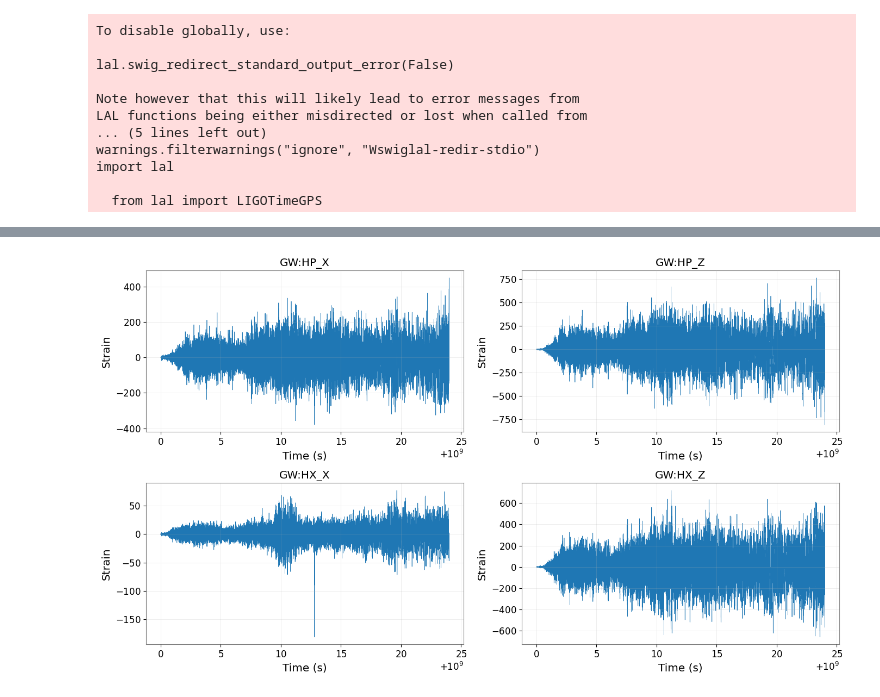
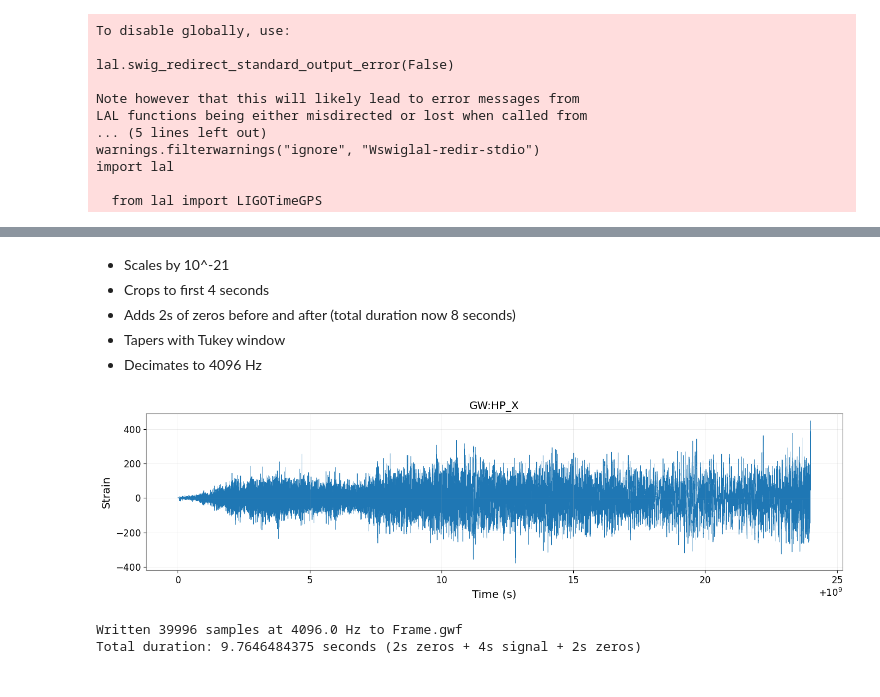
Before and after one commit to chaipattira/gw-collapsar, a Jupyter notebook: preprocess.ipynb, the cells around one changed output, grey strips where cells are left out. Cells and saved outputs as stored; diff of their text form; code cells hidden in the pictures.

Commit message:
scale + taper + decimate

```diff
--- a/preprocess.ipynb
+++ b/preprocess.ipynb
@@ -113,16 +25,65 @@ Data range: [-6.592400e+02, 7.195400e+02]
+# %% [markdown]
+- Scales by 10^-21
+- Crops to first 4 seconds
+- Adds 2s of zeros before and after (total duration now 8 seconds)
+- Tapers with Tukey window
+- Decimates to 4096 Hz
+# %%
+# Load h+ channel
+data_dir = 'h(t)'
+channel_name = 'GW:HP_X'
+timeseries_dict = {}
+t0_gps = 1000000000  # GPS start time (corresponds to Sept 2011)
+
+
+# Load time and strain data
+time_data = np.loadtxt(os.path.join(data_dir, 't.txt'), delimiter=',') # (comma-separated)
+data = np.loadtxt(os.path.join(data_dir, 'hp_x.txt'))
+
+# Calculate sample rate
+dt = time_data[1] - time_data[0]
+sample_rate = 1.0 / dt
+
+ts = TimeSeries(data, sample_rate=sample_rate, t0=t0_gps, name=channel_name, unit='strain')
 # %%
-fig, axes = plt.subplots(2, 2, figsize=(14, 8))
-axes = axes.flatten()
-
-for i, (channel_name, ts) in enumerate(timeseries_dict.items()):
-    ax = axes[i]
-    ax.plot(ts.times.value, ts.value, linewidth=0.5)
-    ax.set_xlabel('Time (s)')
-    ax.set_ylabel('Strain')
-    ax.set_title(channel_name)
-    ax.grid(True, alpha=0.3)
-
+plt.figure(figsize=(14, 4))
+plt.plot(ts.times.value, ts.value, linewidth=0.5)
+plt.xlabel('Time (s)')
+plt.ylabel('Strain')
+plt.title(channel_name)
+plt.grid(True, alpha=0.3)
 plt.tight_layout()
 plt.show()
 # %% [output]
-[figure, old version]
+[figure, new version]
+# %%
+# Preprocessing steps
+ts_processed = ts * 1e-23 # scale
+ts_processed = ts_processed.crop(t0_gps, t0_gps + 4.0) # crop to first 4 seconds
+
+# Add 2 seconds of zeros before and after the signal
+sample_rate_original = ts_processed.sample_rate.value
+n_zeros = int(2.0 * sample_rate_original)  # 2 seconds of samples
+
+# Create zero-padded data
+padded_data = np.concatenate([np.zeros(n_zeros), ts_processed.value, np.zeros(n_zeros)])
+
+# Create new TimeSeries with padded data (adjusting t0 to account for the 2s prepended)
+ts_processed = TimeSeries(padded_data, sample_rate=sample_rate_original,
+                          t0=t0_gps - 2.0, name=channel_name, unit='strain')
+
+# Apply taper to the entire padded signal
+ts_processed = ts_processed * signal.windows.tukey(len(ts_processed), alpha=0.1)
+
+# Decimate to 4096 Hz
+decimation_factor = int(ts_processed.sample_rate.value / 4096)
+data_decimated = signal.decimate(ts_processed.value, decimation_factor, ftype='iir')
+ts_processed = TimeSeries(data_decimated, sample_rate=4096, t0=t0_gps - 2.0, name=channel_name, unit='strain')
+
+# To write GWF format, first install: conda install -c conda-forge python-ldas-tools-framecpp
+ts_processed.write('Frame.gwf', format='gwf')
+print(f"Written {len(ts_processed)} samples at {ts_processed.sample_rate.value} Hz to Frame.gwf")
+print(f"Total duration: {ts_processed.duration.value} seconds (2s zeros + 4s signal + 2s zeros)")
+# %% [output]
+Written 39996 samples at 4096.0 Hz to Frame.gwf
+Total duration: 9.7646484375 seconds (2s zeros + 4s signal + 2s zeros)
```
Also changed, not shown: parts of 4 cells of this notebook, 1 other file.
